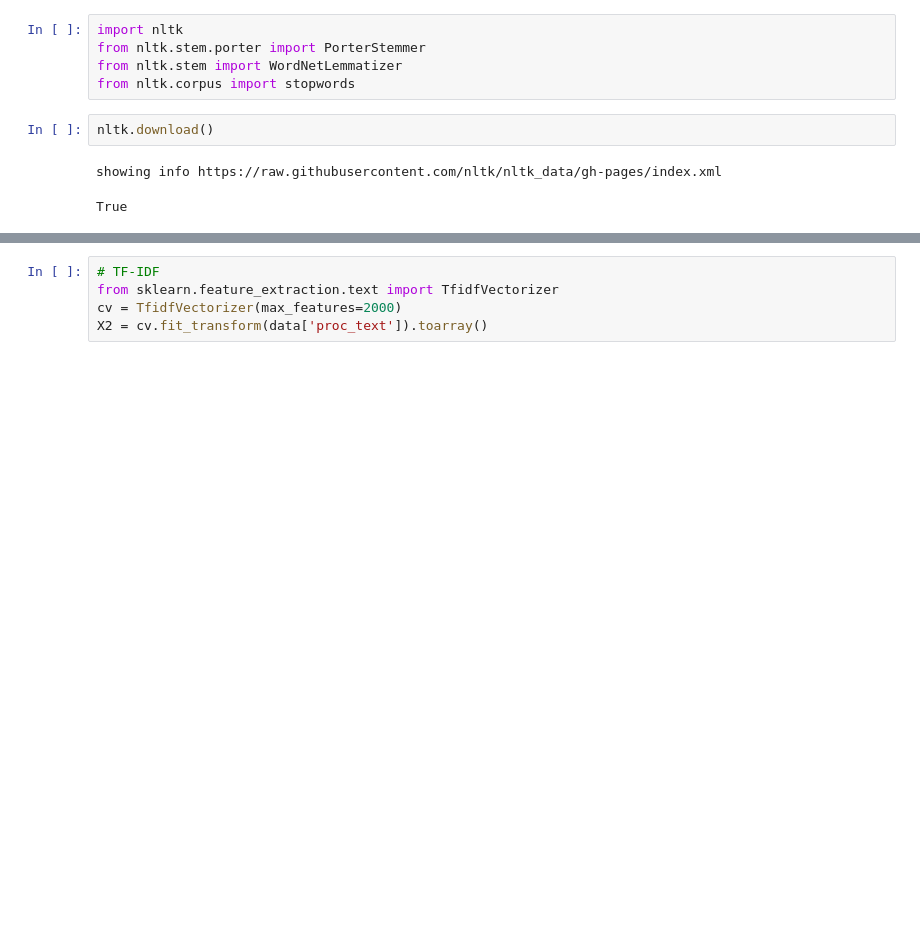
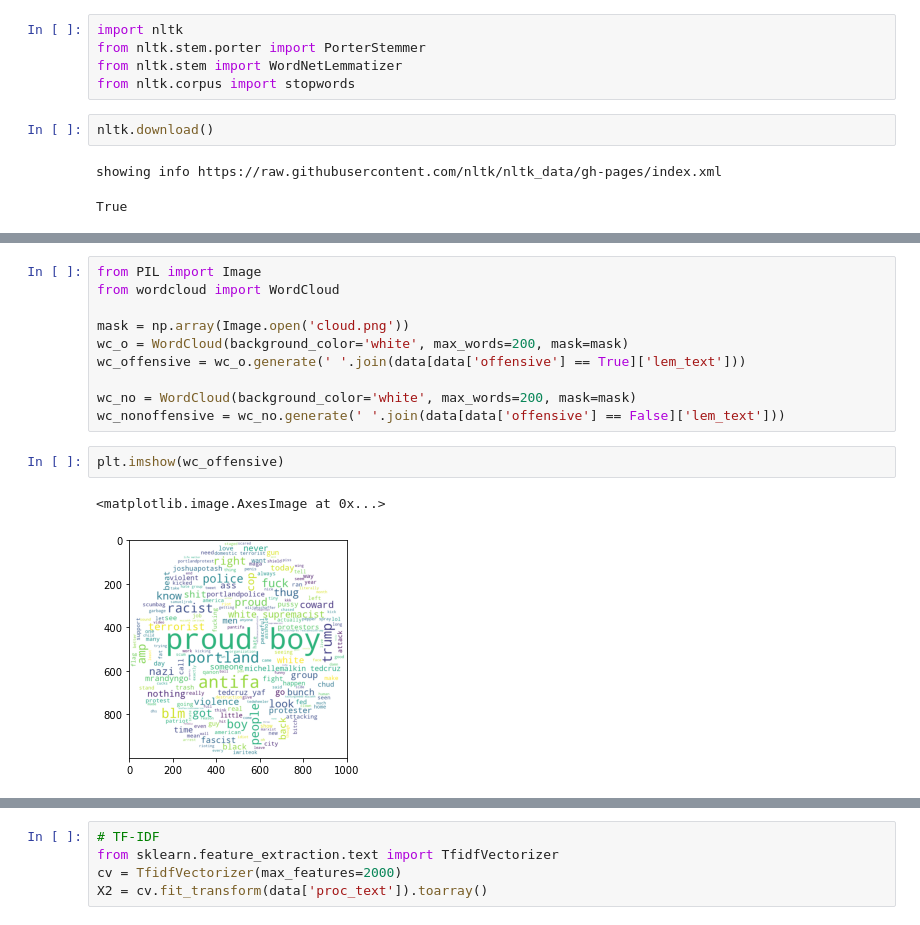
Before and after one commit to fahim0120/SocialMediaMiningProject, a Jupyter notebook: ProudBoys.ipynb, the cells around one changed output, grey strips where cells are left out. Drawn from its saved outputs; the diff is of its cells as text; blank space fills up the shorter version.

```diff
--- a/ProudBoys.ipynb
+++ b/ProudBoys.ipynb
@@ -82,0 +74,15 @@ data.shape
+# %%
+from PIL import Image
+from wordcloud import WordCloud
+
+mask = np.array(Image.open('cloud.png'))
+wc_o = WordCloud(background_color='white', max_words=200, mask=mask)
+wc_offensive = wc_o.generate(' '.join(data[data['offensive'] == True]['lem_text']))
+
+wc_no = WordCloud(background_color='white', max_words=200, mask=mask)
+wc_nonoffensive = wc_no.generate(' '.join(data[data['offensive'] == False]['lem_text']))
+# %%
+plt.imshow(wc_offensive)
+# %% [output]
+<matplotlib.image.AxesImage at 0x...>
+[figure, added]
```
Also changed, not shown: parts of 30 cells of this notebook.
